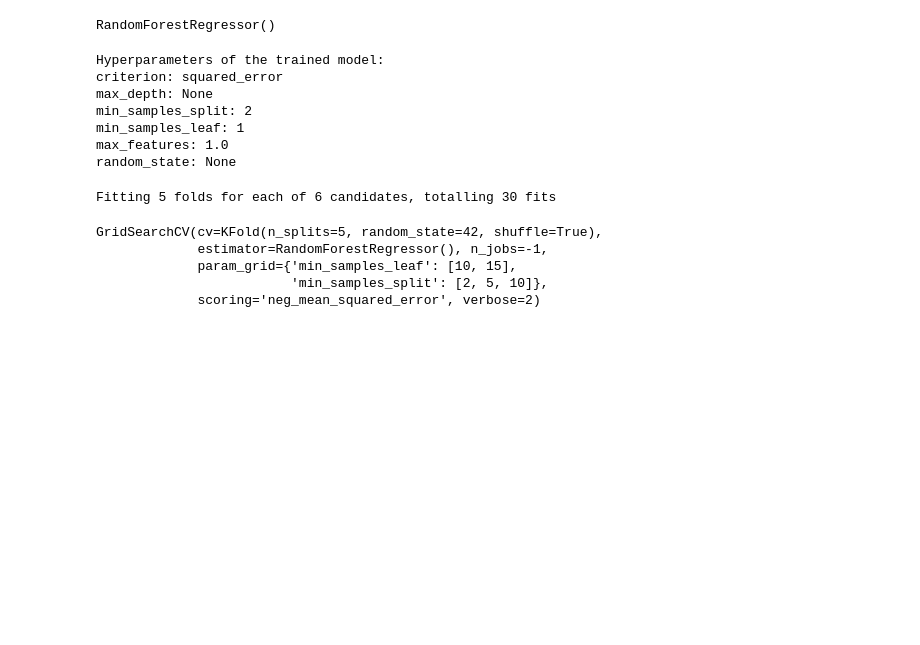
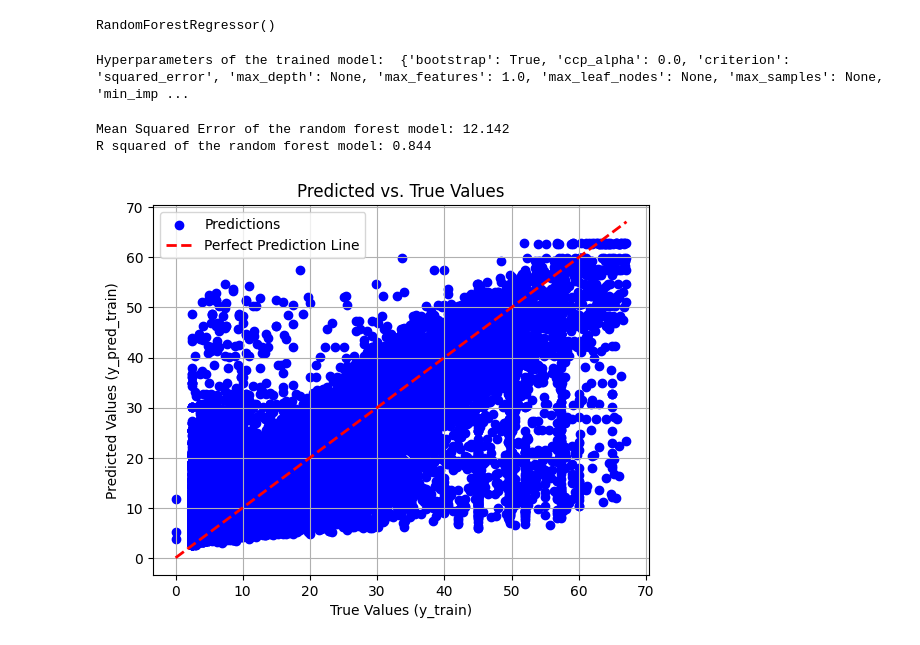
Before and after one commit to zizoisprogramming/Car-travels, a Jupyter notebook: Notebook/car_travels.ipynb, the cells around one changed output. Cells and saved outputs as stored; diff of their text form; code cells hidden in the pictures; blank space fills up the shorter version.

```diff
--- a/Notebook/car_travels.ipynb
+++ b/Notebook/car_travels.ipynb
@@ -1595,45 +1602,35 @@ model_rand = RandomForestRegressor()
 model_rand.fit(X_train, y_train)
 # %% [output]
 RandomForestRegressor()
-# %%
-# Retrieve hyperparameters of the trained regressor model
-hyperparameters = {
-    'criterion': model_rand.criterion,
-    'max_depth': model_rand.max_depth,
-    'min_samples_split': model_rand.min_samples_split,
-    'min_samples_leaf': model_rand.min_samples_leaf,
-    'max_features': model_rand.max_features,
-    'random_state': model_rand.random_state
-}
-
-# Print hyperparameters
-print("Hyperparameters of the trained model:")
-for param, value in hyperparameters.items():
-    print(f"{param}: {value}")
-# %% [output]
-Hyperparameters of the trained model:
-criterion: squared_error
-max_depth: None
-min_samples_split: 2
-min_samples_leaf: 1
-max_features: 1.0
-random_state: None
-# %%
-parameters = {
-    'min_samples_split': [2,5,10],
-    'min_samples_leaf':[10,15]
-}
-# Set up the grid search
-grid_search_rand = GridSearchCV(estimator=model_rand, param_grid=parameters,
-                           scoring='neg_mean_squared_error',
-                           cv=kf, n_jobs=-1, verbose=2)
-
-# Fit the grid search to the training data
-grid_search_rand.fit(X_train, y_train)
-# %% [output]
-Fitting 5 folds for each of 6 candidates, totalling 30 fits
-GridSearchCV(cv=KFold(n_splits=5, random_state=42, shuffle=True),
-             estimator=RandomForestRegressor(), n_jobs=-1,
-             param_grid={'min_samples_leaf': [10, 15],
-                         'min_samples_split': [2, 5, 10]},
-             scoring='neg_mean_squared_error', verbose=2)
+# %%
+print("Hyperparameters of the trained model: ", model_rand.get_params())
+# %% [output]
+Hyperparameters of the trained model:  {'bootstrap': True, 'ccp_alpha': 0.0, 'criterion': 'squared_error', 'max_depth': None, 'max_features': 1.0, 'max_leaf_nodes': None, 'max_samples': None, 'min_imp ...
+# %%
+y_pred_rand = model_rand.predict(X_test)
+
+# Evaluate the model
+mse_rand = mean_squared_error(y_test, y_pred_rand)
+print(f"Mean Squared Error of the random forest model: {mse_rand:.3f}")
+
+r2_rand = r2_score(y_true=y_test, y_pred= y_pred_rand)
+print(f"R squared of the random forest model: {r2_rand:.3f}")
+# %% [output]
+Mean Squared Error of the random forest model: 12.142
+R squared of the random forest model: 0.844
+# %%
+y_pred_train_rand = best_model.predict(X_train)
+plt.scatter(y_train, y_pred_train_rand, color='blue', label='Predictions')
+plt.plot([y_train.min(), y_train.max()], [y_train.min(), y_train.max()], 'r--', lw=2, label='Perfect Prediction Line')
+
+# Add labels and title
+plt.xlabel('True Values (y_train)')
+plt.ylabel('Predicted Values (y_pred_train)')
+plt.title('Predicted vs. True Values')
+plt.legend()
+plt.grid(True)
+
+# Show the plot
+plt.show()
+# %% [output]
+[figure, added]
```
Also changed, not shown: parts of 57 cells of this notebook, 1 other file.
